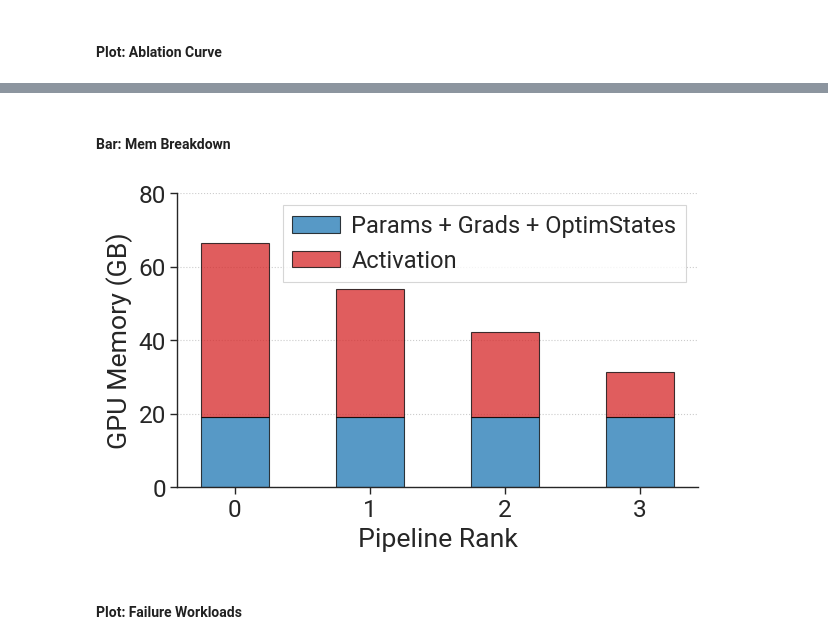
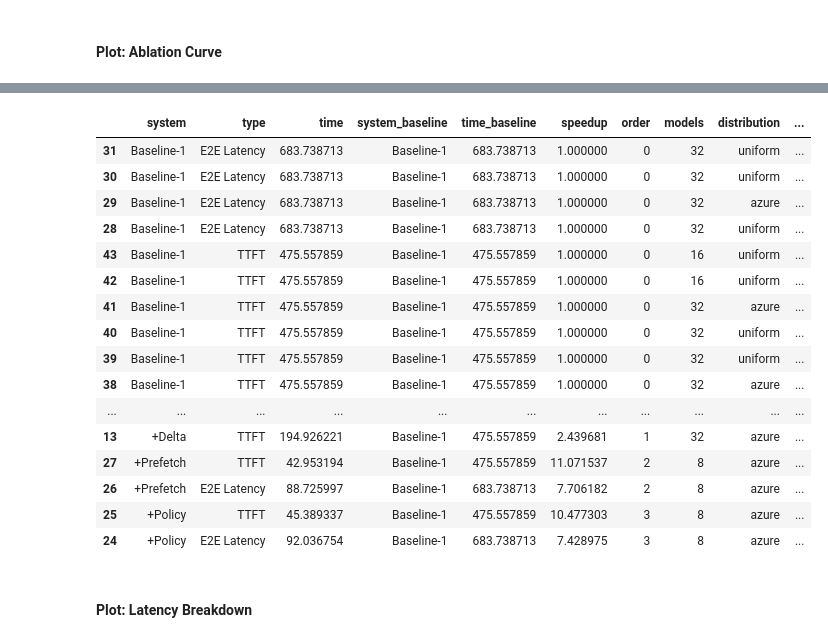
Before and after one commit to xiaozheyao/.deltaserve, a Jupyter notebook: plot/plot_paper.ipynb, the cells around one changed output, grey strips where cells are left out. Saved outputs shown, nothing was run; the diff lists cells and outputs as text; code cells hidden in the pictures.

```diff
--- a/plot/plot_paper.ipynb
+++ b/plot/plot_paper.ipynb
@@ -963,0 +327,20 @@ fig.savefig(f"{SAVEPATH}/cdf_power.pdf", bbox_inches="tight")
+# %%
+avg_latency
+# %% [output]
+|  | system | type | time | system_baseline | time_baseline | speedup | order | models | distribution | ... |
+| 31 | Baseline-1 | E2E Latency | 683.738713 | Baseline-1 | 683.738713 | 1.000000 | 0 | 32 | uniform | ... |
+| 30 | Baseline-1 | E2E Latency | 683.738713 | Baseline-1 | 683.738713 | 1.000000 | 0 | 32 | uniform | ... |
+| 29 | Baseline-1 | E2E Latency | 683.738713 | Baseline-1 | 683.738713 | 1.000000 | 0 | 32 | azure | ... |
+| 28 | Baseline-1 | E2E Latency | 683.738713 | Baseline-1 | 683.738713 | 1.000000 | 0 | 32 | uniform | ... |
+| 43 | Baseline-1 | TTFT | 475.557859 | Baseline-1 | 475.557859 | 1.000000 | 0 | 16 | uniform | ... |
+| 42 | Baseline-1 | TTFT | 475.557859 | Baseline-1 | 475.557859 | 1.000000 | 0 | 16 | uniform | ... |
+| 41 | Baseline-1 | TTFT | 475.557859 | Baseline-1 | 475.557859 | 1.000000 | 0 | 32 | azure | ... |
+| 40 | Baseline-1 | TTFT | 475.557859 | Baseline-1 | 475.557859 | 1.000000 | 0 | 32 | uniform | ... |
+| 39 | Baseline-1 | TTFT | 475.557859 | Baseline-1 | 475.557859 | 1.000000 | 0 | 32 | uniform | ... |
+| 38 | Baseline-1 | TTFT | 475.557859 | Baseline-1 | 475.557859 | 1.000000 | 0 | 32 | azure | ... |
+| ... | ... | ... | ... | ... | ... | ... | ... | ... | ... | ... |
+| 13 | +Delta | TTFT | 194.926221 | Baseline-1 | 475.557859 | 2.439681 | 1 | 32 | azure | ... |
+| 27 | +Prefetch | TTFT | 42.953194 | Baseline-1 | 475.557859 | 11.071537 | 2 | 8 | azure | ... |
+| 26 | +Prefetch | E2E Latency | 88.725997 | Baseline-1 | 683.738713 | 7.706182 | 2 | 8 | azure | ... |
+| 25 | +Policy | TTFT | 45.389337 | Baseline-1 | 475.557859 | 10.477303 | 3 | 8 | azure | ... |
+| 24 | +Policy | E2E Latency | 92.036754 | Baseline-1 | 683.738713 | 7.428975 | 3 | 8 | azure | ... |
@@ -964,55 +423,2 @@ fig.savefig(f"{SAVEPATH}/cdf_power.pdf", bbox_inches="tight")
 # %% [markdown]
-#### Bar: Mem Breakdown
+#### Plot: Latency Breakdown
-# %%
-cmp = sns.color_palette("tab10")
-
-fig, ax = plt.subplots(ncols=1, nrows=1, constrained_layout=True, figsize=(6, 3.75))
-# x_labels = ['Rank0', 'Rank8', 'Rank16', 'Rank24', 'Rank32', 'Rank40', 'Rank48', 'Rank56']
-x = np.arange(0, 4)
-
-width = 0.5
-# labels = ['Params','Grads', 'OptimStates','Activation']
-activation = [56.19, 43.69, 31.9, 21.1]
-
-# params = 8.81
-# grads = 8.81
-# os_params = 1.5
-
-labels = ["Params + Grads + OptimStates", "Activation"]
-other = 8.81 + 1.5 + 8.81
-activation = [i - 8.81 for i in activation]
-
-A = ax.bar(x, other, width, edgecolor="k", label="Params", alpha=0.75, color=[cmp[0]])
-# B = ax.bar(x, grads, width, bottom=params, edgecolor="k", label='Grads', alpha=0.75, color = [cmp[1]])
-# C = ax.bar(x, os_params, width, bottom=np.array(params) + np.array(grads), edgecolor="k", label='OS Params', alpha=0.75, color = [cmp[2]])
-D = ax.bar(x, activation, width, bottom=np.array(other), edgecolor="k", label="Activation", alpha=0.75, color=[cmp[3]])
-
-ax.set_ylabel("GPU Memory (GB)")
-ax.set_ylim(0, 80)
-# ax.set_title('GraphSAGE, N=4')
-ax.set_xlabel(f"Pipeline Rank")
-ax.set_xticks(x)
-# ax.set_xticklabels(x_labels, fontsize=12)
-ax.grid(axis="y", linestyle=":")
-
-
-ax.legend(
-    labels,
-    # loc="upper center",
-    # handles=labels,
-    # bbox_to_anchor=(0.5, 1.22),
-    ncol=1,
-    fancybox=False,
-    shadow=False,
-    fontsize=17,
-    columnspacing=1,
-    handletextpad=0.5,
-)
-
-sns.despine()
-
-fig.savefig(f"{SAVEPATH}/profiling_activation_pp.pdf", bbox_inches="tight")
-# %% [output]
-[figure, removed]
-# %% [markdown]
-#### Plot: Failure Workloads
```
Also changed, not shown: parts of 39 cells of this notebook, 3 other files.
